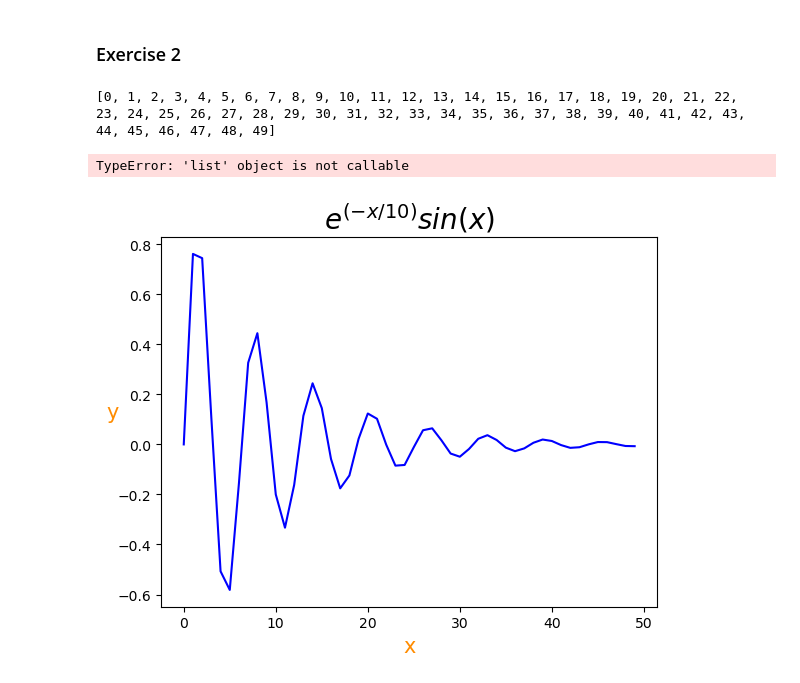
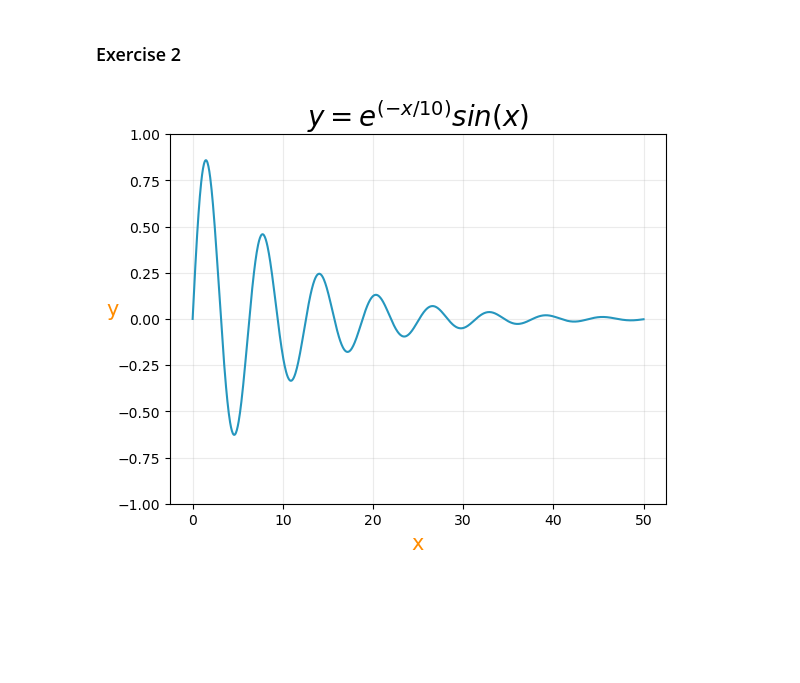
Before and after one commit to SPS-SP2273/learning-portfolio-briana-tan, a Jupyter notebook: 7.2_plotting__exercises/READY FOR REVIEWplotting_(need)_exercises.ipynb, the cells around one changed output. Drawn from its saved outputs; the diff is of its cells as text; code cells hidden in the pictures; blank space fills up the shorter version.

```diff
--- a/7.2_plotting__exercises/READY FOR REVIEWplotting_(need)_exercises.ipynb
+++ b/7.2_plotting__exercises/READY FOR REVIEWplotting_(need)_exercises.ipynb
@@ -30,22 +30,19 @@ plt.show()
 # %% [markdown]
 ### Exercise 2
 # %%
-x=list(range(0,50))
-print(x)
+x=np.linspace(0,50,1000)
 y=[]
 
 for i in range(len(x)):
     num=math.e**(-x[i]/10)*math.sin(x[i])
     y.append(num)
 
-plt.plot(x,y,color='blue')
+plt.plot(x,y,color='#2596be')
 plt.xlabel('x',color='darkorange',fontsize=15)
 plt.ylabel('y',color='darkorange',fontsize=15,rotation=0)
-plt.title('$e^{(-x/10)}sin(x)$',fontsize=20)
+plt.title('$y=e^{(-x/10)}sin(x)$',fontsize=20)
 plt.ylim(-1.0,1.0)
 plt.grid(alpha=.25)
 plt.show()
 # %% [output]
-[0, 1, 2, 3, 4, 5, 6, 7, 8, 9, 10, 11, 12, 13, 14, 15, 16, 17, 18, 19, 20, 21, 22, 23, 24, 25, 26, 27, 28, 29, 30, 31, 32, 33, 34, 35, 36, 37, 38, 39, 40, 41, 42, 43, 44, 45, 46, 47, 48, 49]
-TypeError: 'list' object is not callable
-[figure, old version]
+[figure, new version]
```
